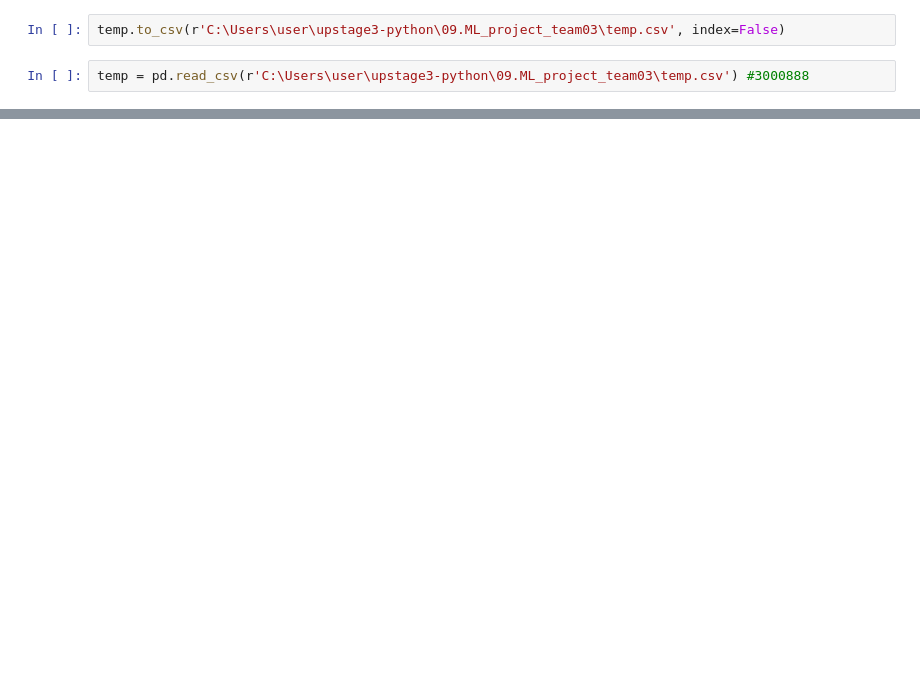
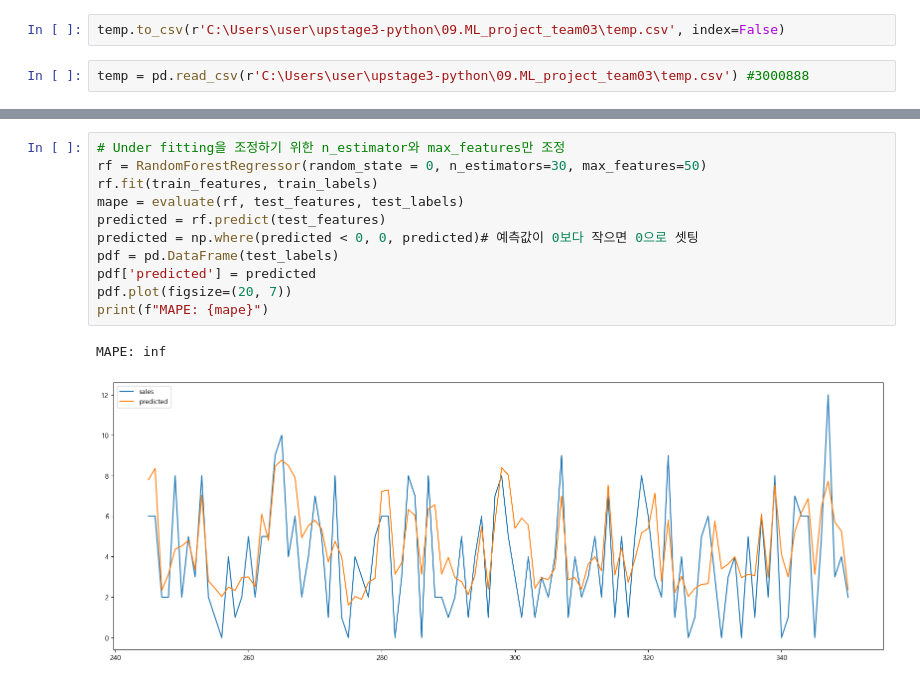
Before and after one commit to fastcamp-ml-project-3/ml_project_3, a Jupyter notebook: yoonjae.ipynb, the cells around one changed output, grey strips where cells are left out. Drawn from its saved outputs; the diff is of its cells as text; blank space fills up the shorter version.

```diff
--- a/yoonjae.ipynb
+++ b/yoonjae.ipynb
@@ -219,0 +469,14 @@ temp = pd.read_csv(r'C:\Users\user\upstage3-python\09.ML_project_team03\temp.csv
+# %%
+# Under fitting을 조정하기 위한 n_estimator와 max_features만 조정
+rf = RandomForestRegressor(random_state = 0, n_estimators=30, max_features=50)
+rf.fit(train_features, train_labels)
+mape = evaluate(rf, test_features, test_labels)
+predicted = rf.predict(test_features)
+predicted = np.where(predicted < 0, 0, predicted)# 예측값이 0보다 작으면 0으로 셋팅
+pdf = pd.DataFrame(test_labels)
+pdf['predicted'] = predicted
+pdf.plot(figsize=(20, 7))
+print(f"MAPE: {mape}")
+# %% [output]
+MAPE: inf
+[figure, added]
```
Also changed, not shown: parts of 60 cells of this notebook.
